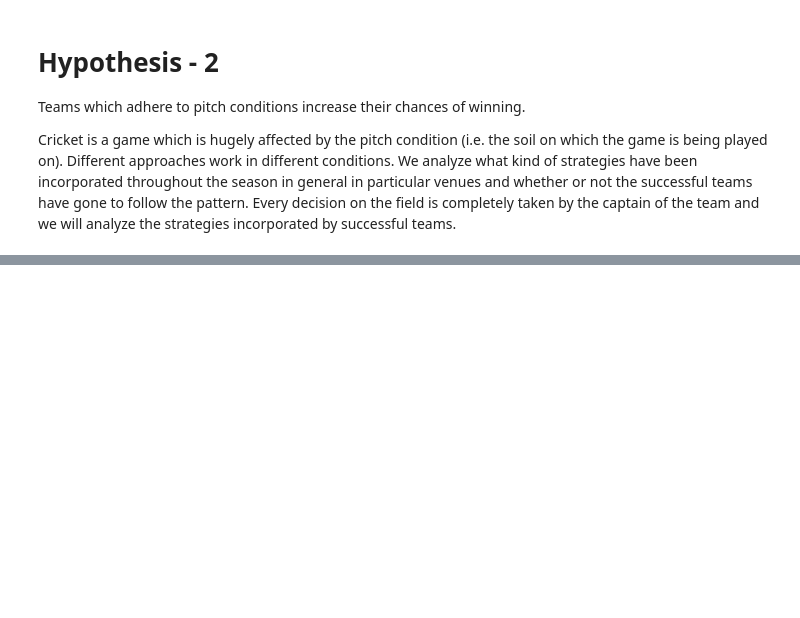
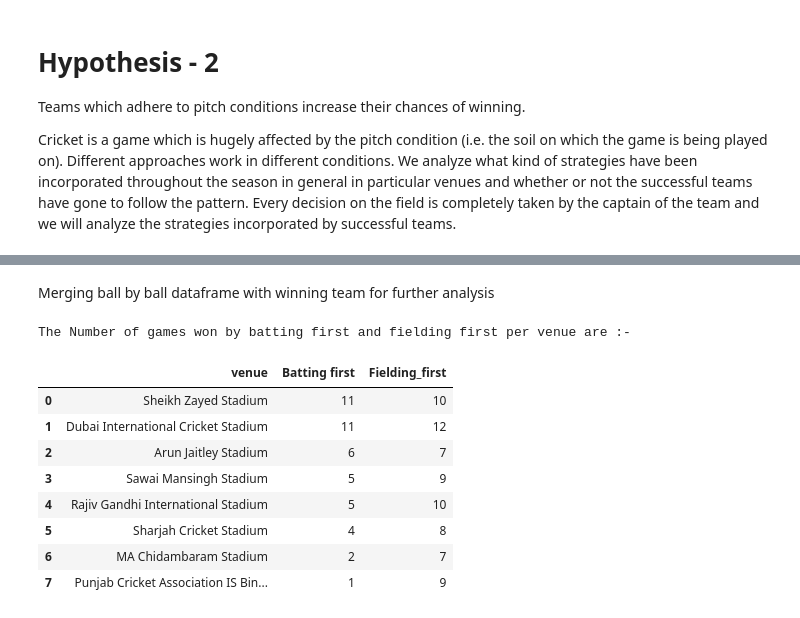
Before and after one commit to Venkat3103/2022Fall_projects, a Jupyter notebook: Hypothesis_2.ipynb, the cells around one changed output, grey strips where cells are left out. Cells and saved outputs as stored; diff of their text form; code cells hidden in the pictures; blank space fills up the shorter version.

```diff
--- a/Hypothesis_2.ipynb
+++ b/Hypothesis_2.ipynb
@@ -144,0 +216,2 @@ incorporated by successful teams.
+# %% [markdown]
+Merging ball by ball dataframe with winning team for further analysis
@@ -144,0 +220,16 @@ incorporated by successful teams.
+# %%
+Total_wins = hf.toss_and_match_wins_per_venue(match_info)
+# %%
+print("The Number of games won by batting first and fielding first per venue are :-")
+Total_wins
+# %% [output]
+The Number of games won by batting first and fielding first per venue are :-
+|  | venue | Batting first | Fielding_first |
+| 0 | Sheikh Zayed Stadium | 11 | 10 |
+| 1 | Dubai International Cricket Stadium | 11 | 12 |
+| 2 | Arun Jaitley Stadium | 6 | 7 |
+| 3 | Sawai Mansingh Stadium | 5 | 9 |
+| 4 | Rajiv Gandhi International Stadium | 5 | 10 |
+| 5 | Sharjah Cricket Stadium | 4 | 8 |
+| 6 | MA Chidambaram Stadium | 2 | 7 |
+| 7 | Punjab Cricket Association IS Bin... | 1 | 9 |
```
Also changed, not shown: parts of 11 cells of this notebook.
